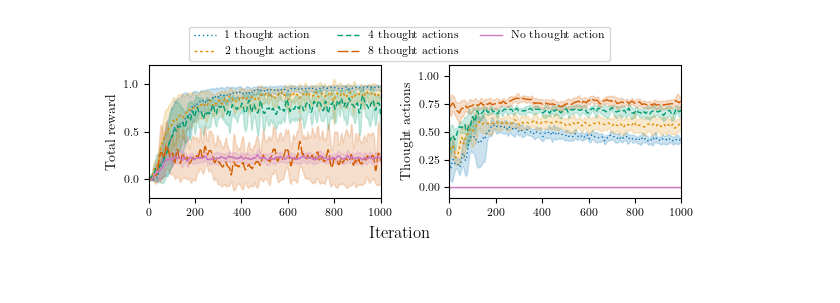
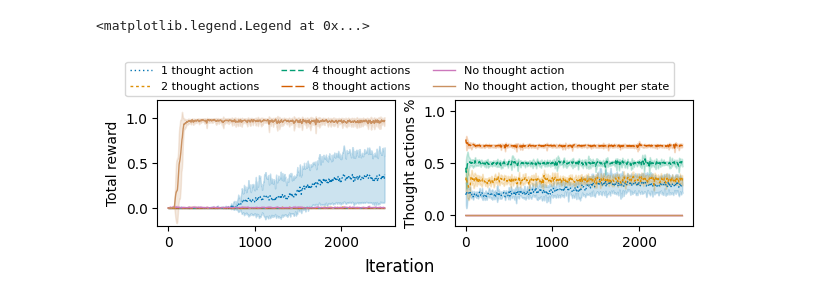
Before and after one commit to chanb/thinking-as-control, a Jupyter notebook: plot.ipynb, the cells around one changed output. Cells and saved outputs as stored; diff of their text form; code cells hidden in the pictures.

```diff
--- a/plot.ipynb
+++ b/plot.ipynb
@@ -22,7 +22,12 @@ doc_width_pt = 452.9679
 # Thesis
 # doc_width_pt = 397.485
 # %%
+d_model = 8
+
 save_file = "./frozen_lake-ppo-ent_coef_0.02.pkl"
+save_file = f"./frozen_lake-ppo-d_model_{d_model}-desc_hard-ent_coef_0.02.pkl"
+
+
 baseline_directory = "EXPS/baseline"
 baseline_directory = ""
 results_directory = "EXPS/debug_results-d_model_16-n_heads_1"
@@ -32,6 +37,7 @@ results_directory = "EXPS/frozen_lake-ppo-longer"
 results_directory = "EXPS/frozen_lake-ppo-iterations_1000"
 results_directory = "EXPS/frozen_lake-v4-ppo-iterations_2500"
 results_directory = "EXPS/frozen_lake-v4-ppo-iterations_2500-ent_coef_0.02"
+results_directory = f"EXPS/frozen_lake-v4-ppo-iterations_2500-d_model_{d_model}-desc_hard-ent_coef_0.02"
 # results_directory = "EXPS/debug_results-d_model_16-n_heads_4"
 # results_directory = "EXPS/debug_results-d_model_32-n_heads_4"
 # results_directory = "EXPS/debug_results-d_model_64-n_heads_1"
@@ -174,6 +180,7 @@ fig, axes = plt.subplots(
 
 linestyle_map = {
     "no_thought_acts": "-",
+    "no_thought_acts-thought_per_state": "-",
     "n_thought_states_1-n_thought_acts_1": (0, (1, 2)),   # short dashes
     "n_thought_states_1-n_thought_acts_2": (0, (2, 2)),   # medium-short
     "n_thought_states_1-n_thought_acts_4": (0, (4, 2)),   # medium-long
@@ -181,6 +188,7 @@ linestyle_map = {
 }
 label_map = {
     "no_thought_acts": "No thought action",
+    "no_thought_acts-thought_per_state": "No thought action, thought per state",
     "n_thought_states_1-n_thought_acts_1": "1 thought action",
     "n_thought_states_1-n_thought_acts_2": "2 thought actions",
     "n_thought_states_1-n_thought_acts_4": "4 thought actions",
@@ -209,33 +217,34 @@ for ax_i, (key, stats_df) in enumerate(stats_dfs.items()):
         ax.fill_between(
             group["timepoint"],
             group["lower_smooth"],
             group["upper_smooth"],
             color=color,
             alpha=0.2,
         )
 
     if key == "frac_thought_acts":
         ax.set_ylabel("Thought actions %")
         ax.set_ylim(-0.1, 1.1)
     else:
         ax.set_ylabel("Total reward")
         ax.set_ylim(-0.2, 1.2)
-    ax.set_xlim(0, 1000)
+    # ax.set_xlim(0, 1000)
 
 fig.supxlabel("Iteration")
 fig.legend(
     bbox_to_anchor=(0.0, 1.0, 1.0, 0.0),
     loc="lower center",
     ncols=3,
     borderaxespad=0.0,
     frameon=True,
     fontsize="8",
 )
 
 # fig.tight_layout()
 # plt.subplots_adjust(bottom=0.25)
 # plt.show()
-plt.savefig("frozen_lake_v4-result.pdf", dpi=600, format="pdf", bbox_inches="tight")
+# plt.savefig("frozen_lake_v4-result.pdf", dpi=600, format="pdf", bbox_inches="tight")
 # plt.savefig("frozen_lake_v4-result.pgf", bbox_inches="tight")
 # %% [output]
+<matplotlib.legend.Legend at 0x...>
-[figure, old version]
+[figure, new version]
```
Also changed, not shown: 3 other files.
